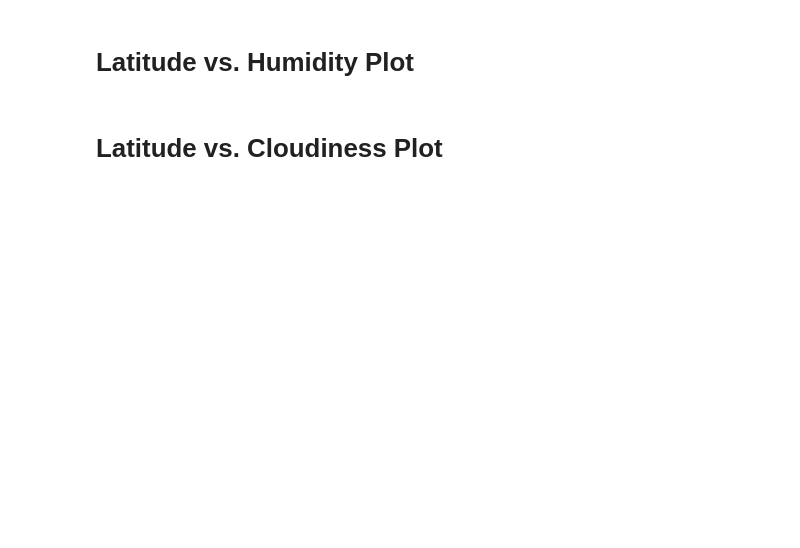
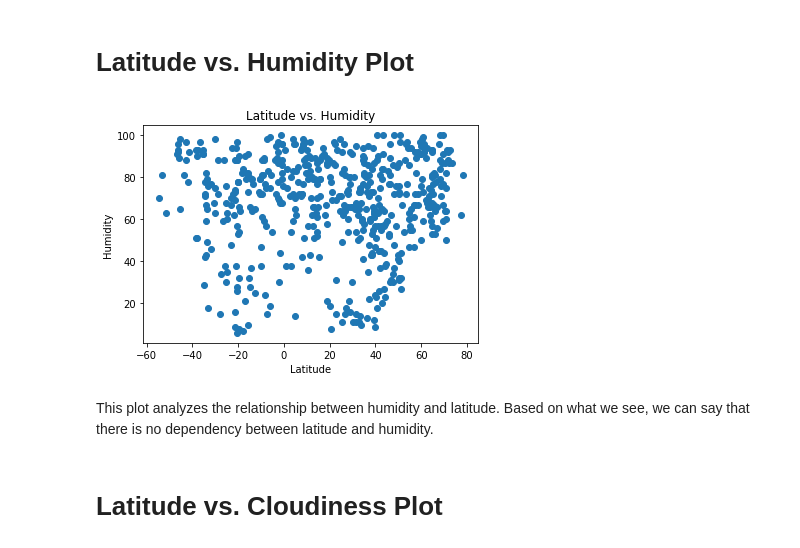
Before and after one commit to ArmandDauti/python-api-challenge, a Jupyter notebook: WeatherPy.ipynb, the cells around one changed output. Saved outputs shown, nothing was run; the diff lists cells and outputs as text; code cells hidden in the pictures; blank space fills up the shorter version.

```diff
--- a/WeatherPy.ipynb
+++ b/WeatherPy.ipynb
@@ -154,14 +196,18 @@ plt.show()
 # %% [markdown]
 # Latitude vs. Humidity Plot
 # %%
-plt.scatter(weather_data['Latitude'], weather_data['Humidity'])
+plt.scatter(weather_data['Lat'], weather_data['Humidity'])
 plt.xlabel('Latitude')
 plt.ylabel('Humidity')
 plt.title('Latitude vs. Humidity')
 
 plt.savefig('output_data/Latitude-vs-Humidity.png')
 
 plt.show()
+# %% [output]
+[figure, added]
+# %% [markdown]
+This plot analyzes the relationship between humidity and latitude. Based on what we see, we can say that there is no dependency between latitude and humidity.
 # %% [markdown]
 # Latitude vs. Cloudiness Plot
 # %%
```
Also changed, not shown: parts of 28 cells of this notebook, 6 other files.
